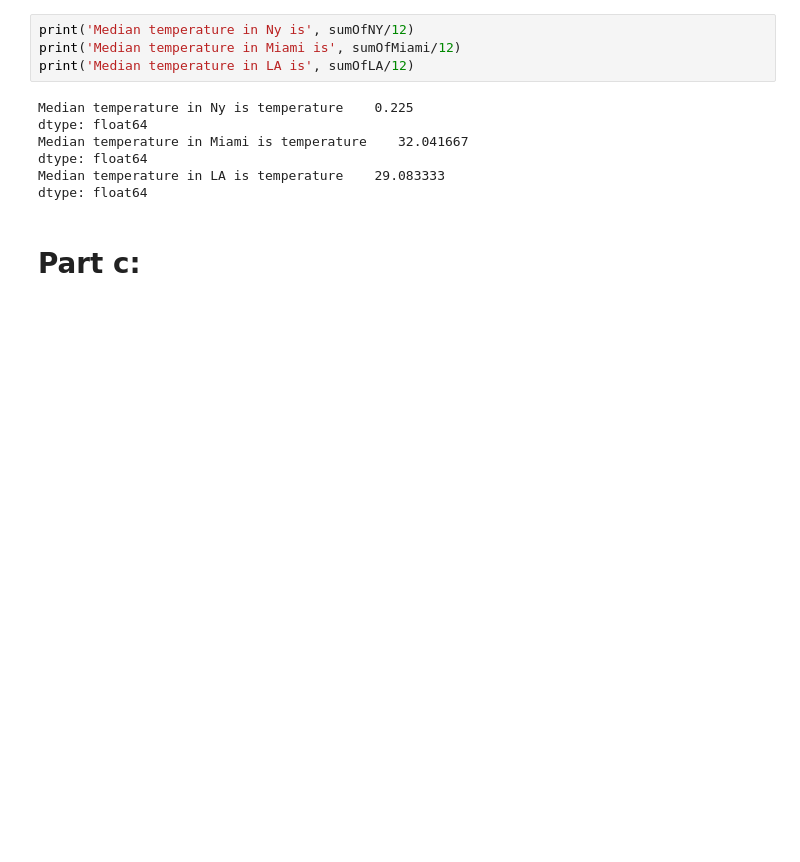
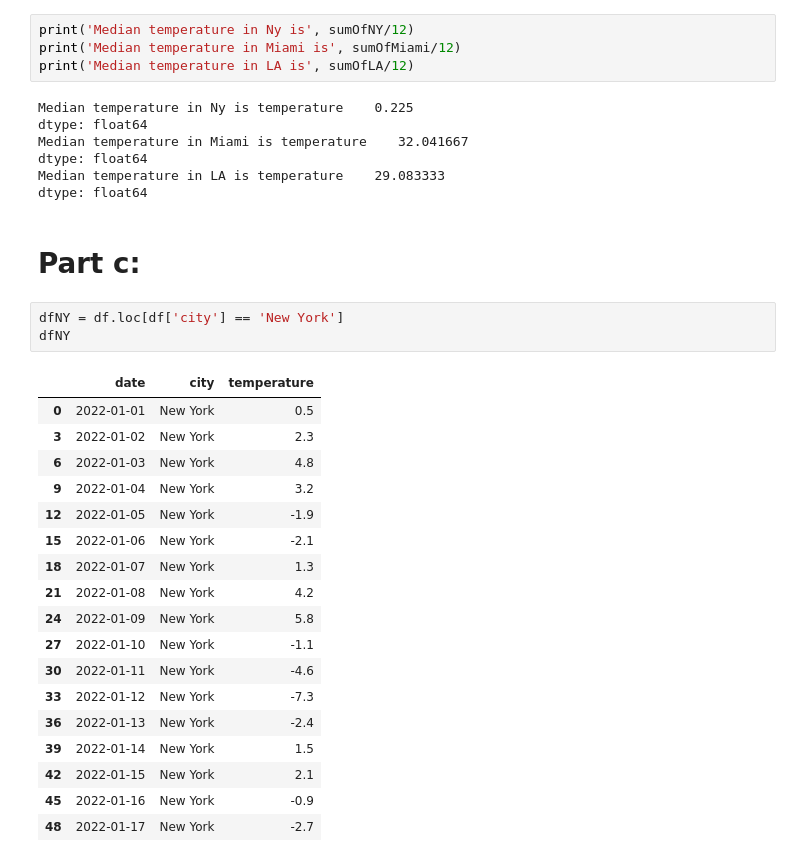
Before and after one commit to pooyanosk1382/numericalAnalysis, a Jupyter notebook: NumpyAndPandas.ipynb, the cells around one changed output. Saved outputs shown, nothing was run; the diff lists cells and outputs as text; blank space fills up the shorter version.

```diff
--- a/NumpyAndPandas.ipynb
+++ b/NumpyAndPandas.ipynb
@@ -94,3 +95,25 @@ Median temperature in LA is temperature    29.083333
 dtype: float64
 # %% [markdown]
 # Part c:
+# %%
+dfNY = df.loc[df['city'] == 'New York']
+dfNY
+# %% [output]
+|  | date | city | temperature |
+| 0 | 2022-01-01 | New York | 0.5 |
+| 3 | 2022-01-02 | New York | 2.3 |
+| 6 | 2022-01-03 | New York | 4.8 |
+| 9 | 2022-01-04 | New York | 3.2 |
+| 12 | 2022-01-05 | New York | -1.9 |
+| 15 | 2022-01-06 | New York | -2.1 |
+| 18 | 2022-01-07 | New York | 1.3 |
+| 21 | 2022-01-08 | New York | 4.2 |
+| 24 | 2022-01-09 | New York | 5.8 |
+| 27 | 2022-01-10 | New York | -1.1 |
+| 30 | 2022-01-11 | New York | -4.6 |
+| 33 | 2022-01-12 | New York | -7.3 |
+| 36 | 2022-01-13 | New York | -2.4 |
+| 39 | 2022-01-14 | New York | 1.5 |
+| 42 | 2022-01-15 | New York | 2.1 |
+| 45 | 2022-01-16 | New York | -0.9 |
+| 48 | 2022-01-17 | New York | -2.7 |
```
Also changed, not shown: parts of 15 cells of this notebook.
